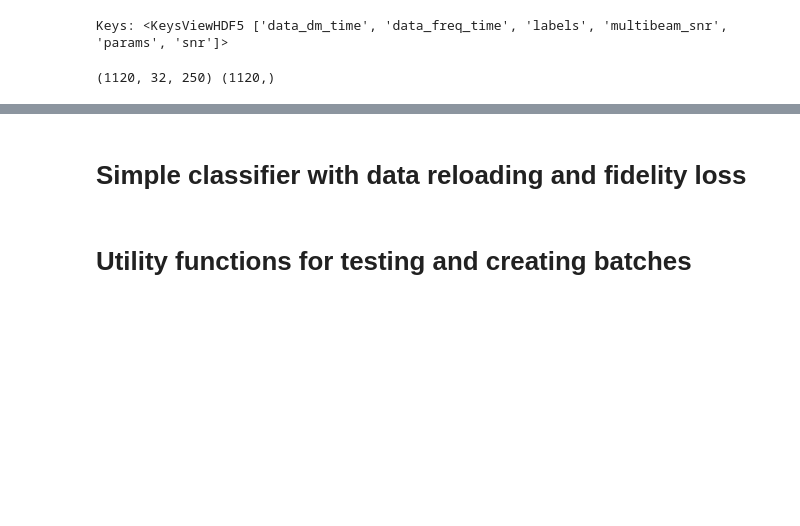
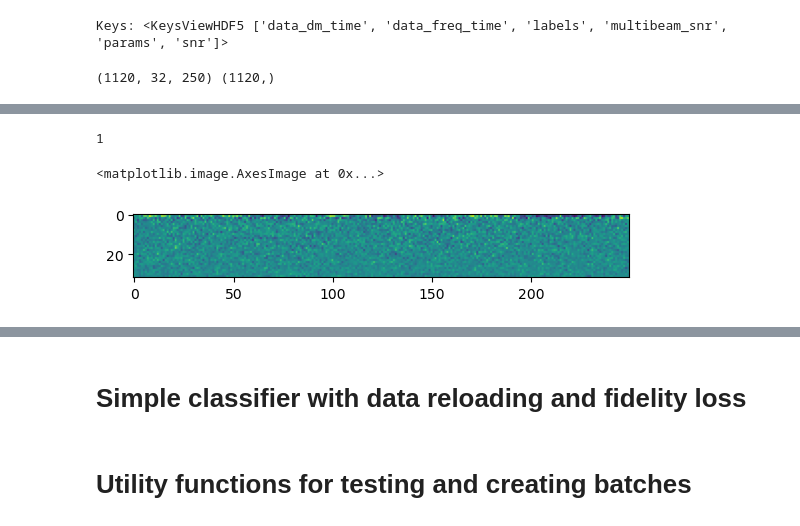
Before and after one commit to QuantumRadioAstronomy/1QBit_FRB, a Jupyter notebook: reupload_pennylane_simFRB.ipynb, the cells around one changed output, grey strips where cells are left out. Cells and saved outputs as stored; diff of their text form; code cells hidden in the pictures; blank space fills up the shorter version.

```diff
--- a/reupload_pennylane_simFRB.ipynb
+++ b/reupload_pennylane_simFRB.ipynb
@@ -98,3 +106,11 @@ data_collapsed = np.sum(data_norm, axis=1)
+# %%
+j = 10
+print (labels_subset[-j])
+plt.imshow(data_norm[-j,:,:])
+# %% [output]
+1
+<matplotlib.image.AxesImage at 0x...>
+[figure, added]
 # %%
 from scipy.stats import kurtosis, skew
 features = np.zeros([data_collapsed.shape[0], 4])
```
Also changed, not shown: parts of 6 cells of this notebook.
